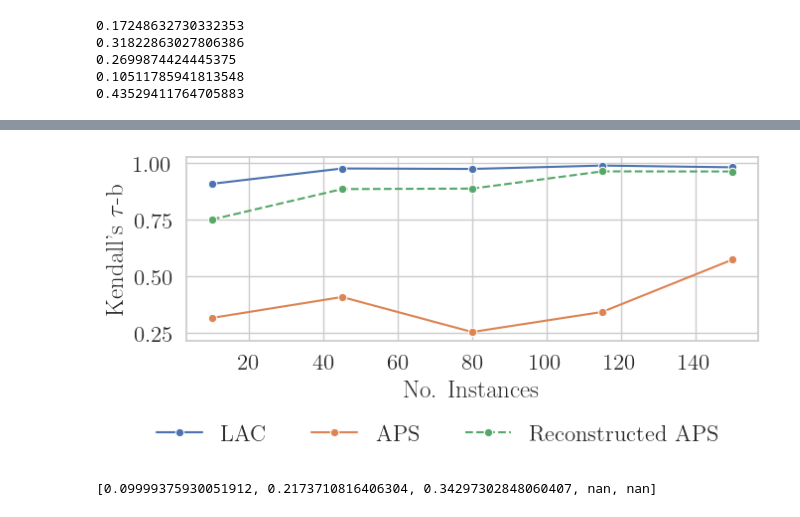
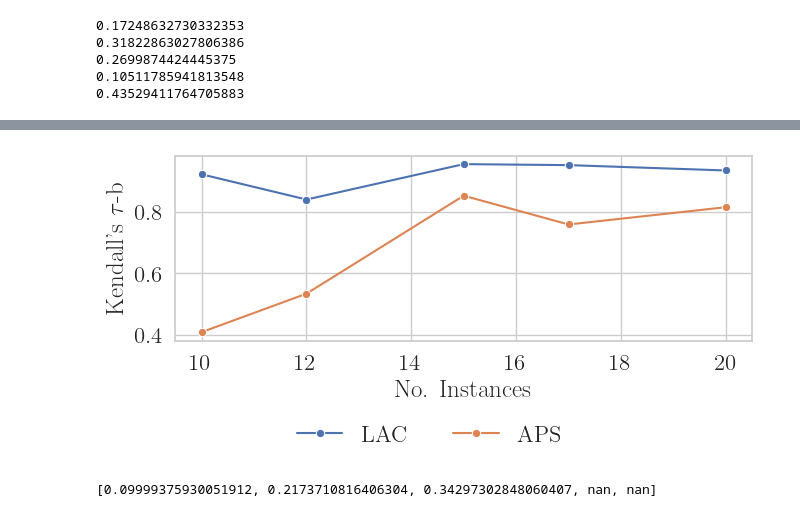
Before and after one commit to yunjinnkim/preference-based-cp, a Jupyter notebook: notebooks/learning_ncs_trochcp.ipynb, the cells around one changed output, grey strips where cells are left out. Drawn from its saved outputs; the diff is of its cells as text; code cells hidden in the pictures.

```diff
--- a/notebooks/learning_ncs_trochcp.ipynb
+++ b/notebooks/learning_ncs_trochcp.ipynb
@@ -568,12 +581,15 @@ gamma aps 0.37566789971228937
 #     n_samples=100, n_features=3, n_classes=3, n_informative=3, n_redundant=0, n_repeated=0, n_clusters_per_class=1, random_state=42
 # )
 
-clf = clf_3d_3c
+clf = clf_2d_2c
 
 clf.fit(None, None)
 num_instances_to_check = np.linspace(10,150,5).astype(int)
+# num_instances_to_check = np.linspace(10,20,5).astype(int)
 
-tau_corrs_LAC, gamma_corrs_LAC, skills_LAC, conformities_LAC, models_LAC, X_train_lac, y_train_lac = conduct_oracle_experiment(lac, num_instances_to_check, clf, num_epochs=250)
-tau_corrs_APS, gamma_corrs_APS, skills_APS, conformities_APS, models_APS, X_train_aps, y_train_aps = conduct_oracle_experiment(aps, num_instances_to_check, clf, num_epochs=250)
+# tau_corrs_LAC, gamma_corrs_LAC, skills_LAC, conformities_LAC, models_LAC, X_train_lac, y_train_lac = conduct_oracle_experiment(lac, num_instances_to_check, clf, num_epochs=250)
+# tau_corrs_APS, gamma_corrs_APS, skills_APS, conformities_APS, models_APS, X_train_aps, y_train_aps = conduct_oracle_experiment(aps, num_instances_to_check, clf, num_epochs=250)
 # tau_corrs_SAPS, gamma_corrs_SAPS, skills_SAPS, conformities_SAPS, models_SAPS, X_train_saps, y_train_saps = conduct_oracle_experiment(saps, num_instances_to_check, clf, num_epochs=150)
+
+taus, gammas = conduct_oracle_experiment(num_instances_to_check=num_instances_to_check,generator=clf,learning_rate=0.01, num_epochs=1000)
 # %% [output]
@@ -684,33 +700,33 @@ for model in models_LAC:
 # %%
 import matplotlib.pyplot as plt
 import seaborn as sns
 sns.set(font_scale=1.5,rc={'text.usetex' : True})
 sns.set_style("whitegrid")
 plt.rc('font', **{'family': 'serif'})
 plt.rcParams["figure.figsize"] = (7, 3)
 
 
 
 fig, ax = plt.subplots()
 
 ax.set_title("")
 ax.set_ylabel(r"Kendall's $\tau$-b")
 ax.set_xlabel(r"No. Instances")
 # ax.set_ylim([0.0,1])
-sns.lineplot(x=num_instances_to_check, y=tau_corrs_LAC, ax = ax, marker="o",label="LAC", legend=False)
-sns.lineplot(x=num_instances_to_check, y=tau_corrs_APS, ax = ax, marker="o",label="APS", legend=False)
-sns.lineplot(x=num_instances_to_check, y=tau_corrs_own_aps, ax = ax, marker="o",label="Reconstructed APS", linestyle="--", legend=False)
+sns.lineplot(x=num_instances_to_check, y=taus["lac"], ax = ax, marker="o",label="LAC", legend=False)
+sns.lineplot(x=num_instances_to_check, y=taus["aps"], ax = ax, marker="o",label="APS", legend=False)
+# sns.lineplot(x=num_instances_to_check, y=tau_corrs_own_aps, ax = ax, marker="o",label="Reconstructed APS", linestyle="--", legend=False)
 # sns.lineplot(x=num_instances_to_check, y=tau_corrs_SAPS, ax = ax, marker="o", label="SAPS", legend=False)
 lgd = fig.legend(loc='upper center', ncol=3, bbox_to_anchor=(0.5, 0.08), frameon=False)
 
 fig.tight_layout()
 plt.savefig("replicating.pdf",bbox_extra_artists=(lgd,), bbox_inches='tight')
 # axes[1].set_title("APS")
 # axes[1].set_ylabel(r"Kendalls $\tau$")
 # axes[1].set_xlabel(r"No. Pairs")
 # sns.lineplot(x=num_pairs_to_check, y=tau_corrs_APS, ax = axes[1])
 # %% [output]
-[figure, old version]
+[figure, new version]
 # %%
 print(tau_corrs_own_aps)
 # %% [output]
```
Also changed, not shown: parts of 7 cells of this notebook.
